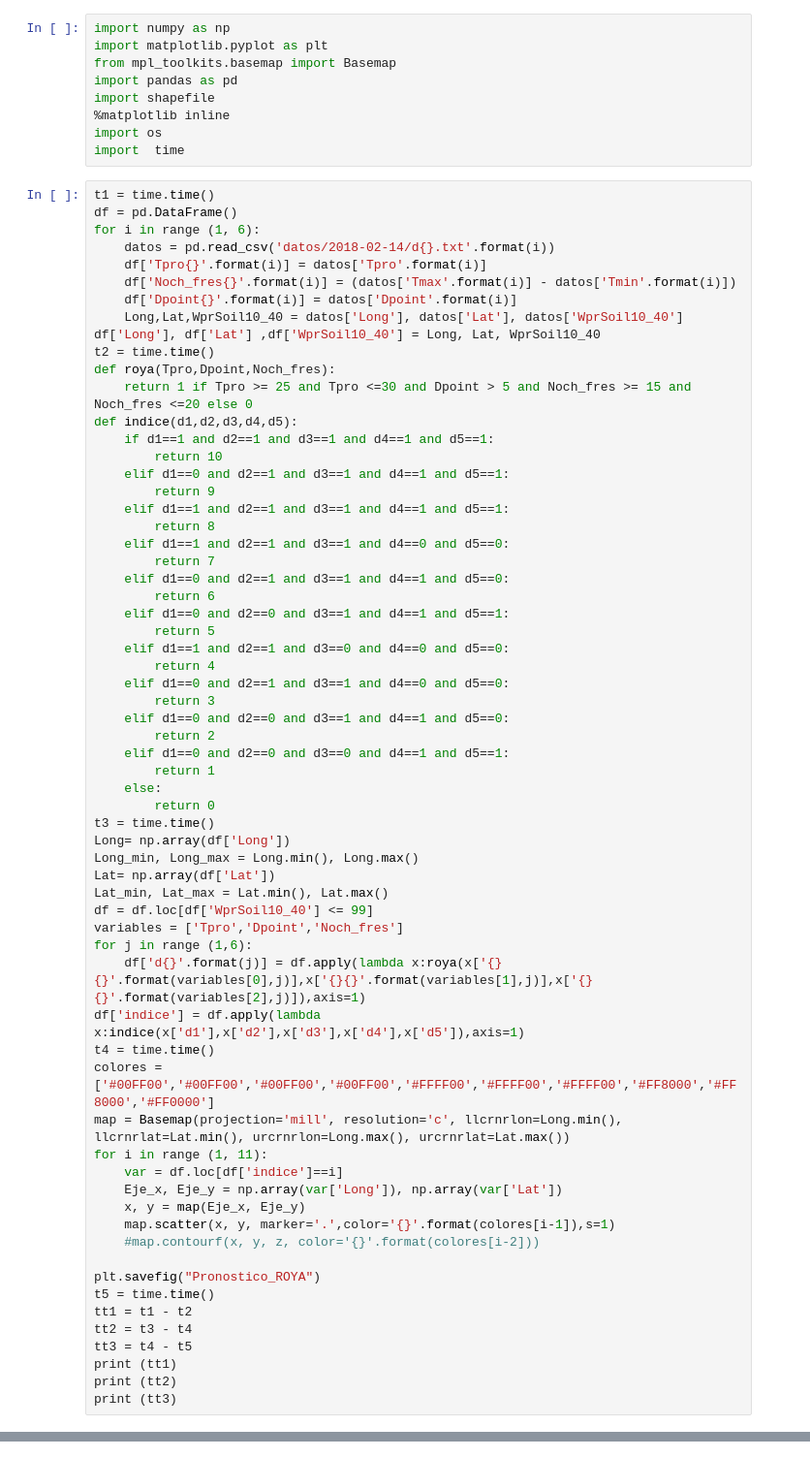
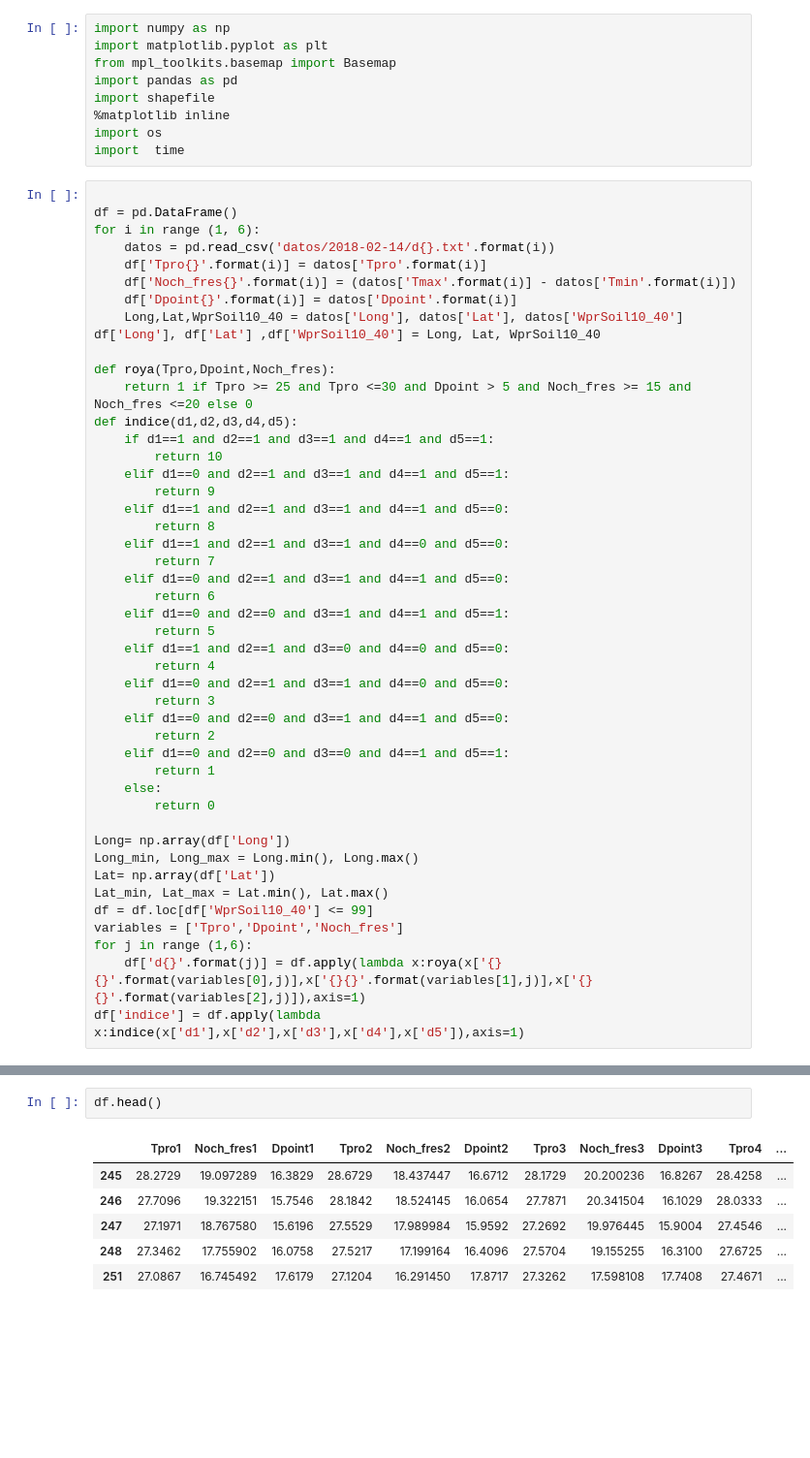
Before and after one commit to jorgemauricio/utna_roya, a Jupyter notebook: Untitled.ipynb, the cells around one changed output, grey strips where cells are left out. Shown at 97% size. Drawn from its saved outputs; the diff is of its cells as text; blank space fills up the shorter version.

```diff
--- a/Untitled.ipynb
+++ b/Untitled.ipynb
@@ -8,7 +8,7 @@ import shapefile
 import os
 import  time
 # %%
-t1 = time.time()
+
 df = pd.DataFrame()
 for i in range (1, 6):
     datos = pd.read_csv('datos/2018-02-14/d{}.txt'.format(i))
@@ -17,7 +17,7 @@ for i in range (1, 6):
     df['Dpoint{}'.format(i)] = datos['Dpoint'.format(i)]
     Long,Lat,WprSoil10_40 = datos['Long'], datos['Lat'], datos['WprSoil10_40']
 df['Long'], df['Lat'] ,df['WprSoil10_40'] = Long, Lat, WprSoil10_40
-t2 = time.time()
+
 def roya(Tpro,Dpoint,Noch_fres):
     return 1 if Tpro >= 25 and Tpro <=30 and Dpoint > 5 and Noch_fres >= 15 and Noch_fres <=20 else 0
 def indice(d1,d2,d3,d4,d5):
@@ -25,7 +25,7 @@ def indice(d1,d2,d3,d4,d5):
         return 10
     elif d1==0 and d2==1 and d3==1 and d4==1 and d5==1:
         return 9
-    elif d1==1 and d2==1 and d3==1 and d4==1 and d5==1:
+    elif d1==1 and d2==1 and d3==1 and d4==1 and d5==0:
         return 8
     elif d1==1 and d2==1 and d3==1 and d4==0 and d5==0:
         return 7
@@ -43,7 +43,7 @@ def indice(d1,d2,d3,d4,d5):
         return 1
     else:
         return 0
-t3 = time.time()
+
 Long= np.array(df['Long'])
 Long_min, Long_max = Long.min(), Long.max()
 Lat= np.array(df['Lat'])
@@ -53,21 +53,3 @@ variables = ['Tpro','Dpoint','Noch_fres']
 for j in range (1,6):
     df['d{}'.format(j)] = df.apply(lambda x:roya(x['{}{}'.format(variables[0],j)],x['{}{}'.format(variables[1],j)],x['{}{}'.format(variables[2],j)]),axis=1)
 df['indice'] = df.apply(lambda x:indice(x['d1'],x['d2'],x['d3'],x['d4'],x['d5']),axis=1)
-t4 = time.time()
-colores = ['#00FF00','#00FF00','#00FF00','#00FF00','#FFFF00','#FFFF00','#FFFF00','#FF8000','#FF8000','#FF0000']
-map = Basemap(projection='mill', resolution='c', llcrnrlon=Long.min(), llcrnrlat=Lat.min(), urcrnrlon=Long.max(), urcrnrlat=Lat.max())
-for i in range (1, 11):
-    var = df.loc[df['indice']==i]
-    Eje_x, Eje_y = np.array(var['Long']), np.array(var['Lat'])
-    x, y = map(Eje_x, Eje_y)
-    map.scatter(x, y, marker='.',color='{}'.format(colores[i-1]),s=1)
-    #map.contourf(x, y, z, color='{}'.format(colores[i-2]))
-
-plt.savefig("Pronostico_ROYA")
-t5 = time.time()
-tt1 = t1 - t2
-tt2 = t3 - t4
-tt3 = t4 - t5
-print (tt1)
-print (tt2)
-print (tt3)
@@ -90,0 +56,9 @@ Tierra[Tierra['indice']==2].head()
+# %%
+df.head()
+# %% [output]
+|  | Tpro1 | Noch_fres1 | Dpoint1 | Tpro2 | Noch_fres2 | Dpoint2 | Tpro3 | Noch_fres3 | Dpoint3 | Tpro4 | ... |
+| 245 | 28.2729 | 19.097289 | 16.3829 | 28.6729 | 18.437447 | 16.6712 | 28.1729 | 20.200236 | 16.8267 | 28.4258 | ... |
+| 246 | 27.7096 | 19.322151 | 15.7546 | 28.1842 | 18.524145 | 16.0654 | 27.7871 | 20.341504 | 16.1029 | 28.0333 | ... |
+| 247 | 27.1971 | 18.767580 | 15.6196 | 27.5529 | 17.989984 | 15.9592 | 27.2692 | 19.976445 | 15.9004 | 27.4546 | ... |
+| 248 | 27.3462 | 17.755902 | 16.0758 | 27.5217 | 17.199164 | 16.4096 | 27.5704 | 19.155255 | 16.3100 | 27.6725 | ... |
+| 251 | 27.0867 | 16.745492 | 17.6179 | 27.1204 | 16.291450 | 17.8717 | 27.3262 | 17.598108 | 17.7408 | 27.4671 | ... |
```
Also changed, not shown: parts of 6 cells of this notebook, 2 other files.
